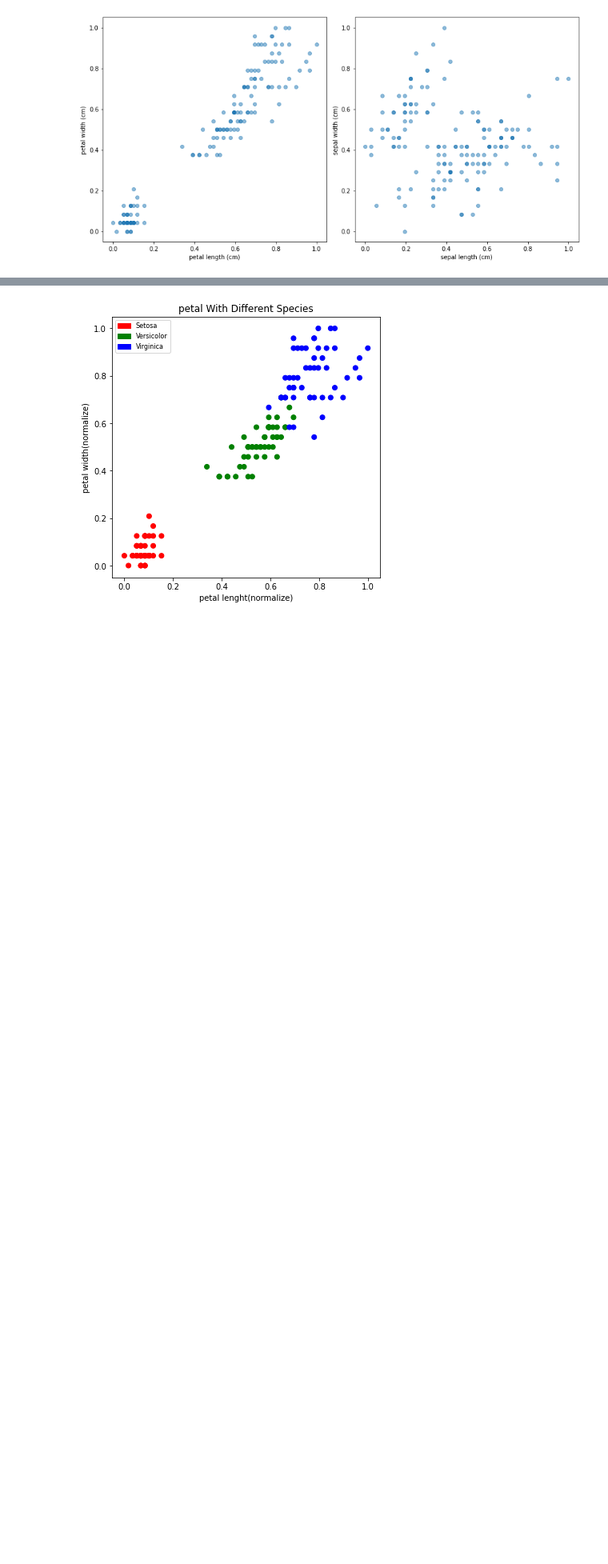
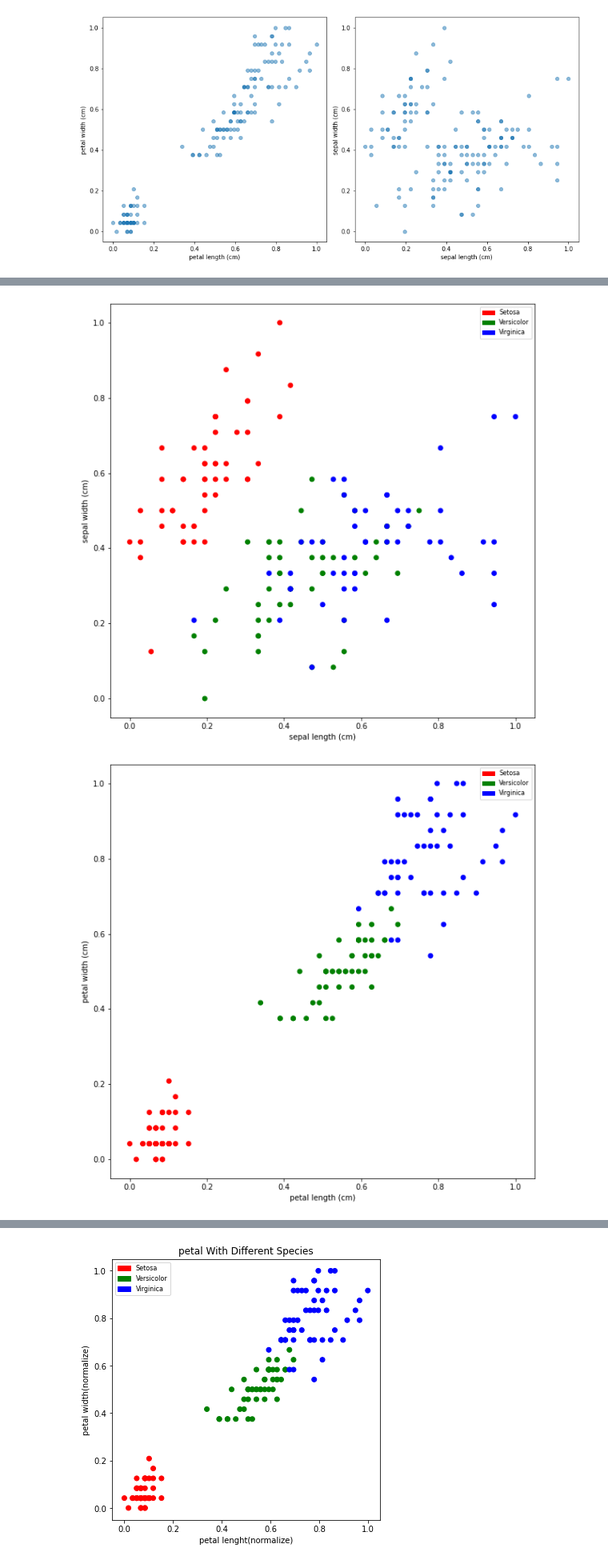
Before and after one commit to Chen-Han-Yu/Python, a Jupyter notebook: Tech/Iris/EDA_exercise.ipynb, the cells around one changed output, grey strips where cells are left out. Shown at 80% size. Cells and saved outputs as stored; diff of their text form; code cells hidden in the pictures; blank space fills up the shorter version.

```diff
--- a/Tech/Iris/EDA_exercise.ipynb
+++ b/Tech/Iris/EDA_exercise.ipynb
@@ -200,0 +213,34 @@ plt.show()
+# %%
+# Scatter Plot
+def plotScatter(dataframe,x_string,y_string,colors):
+    plt.figure(figsize=(10,10))
+    plt.scatter(dataframe[x_string],dataframe[y_string],c=dataframe["species"].map(colors))
+    plt.xlabel(x_string)
+    plt.ylabel(y_string)
+    # colr mpatches list append
+    patchlist = []
+    for key in colors:
+        data_key = mpatches.Patch(color=colors[key],label=key)
+        patchlist.append(data_key)
+        plt.legend(handles=patchlist,fontsize=8)
+    plt.show()
+
+# customed by different dataframe
+data_label = iris_df["species"]
+iris_df_nor["species"] = data_label
+# plot (x_string,y_string)
+x_string=["sepal length (cm)","petal length (cm)","sepal length (cm)",
+          "sepal width (cm)"]
+y_string=["sepal width (cm)","petal width (cm)","petal length (cm)",
+          "petal width (cm)"]
+x_label=["sepal length(normalize)","petal length(normalize)",
+         "sepal length(normalize)","sepal width(normalize)"]
+y_label=["sepal width(normalize)","petal width(normalize)",
+         "petal length(normalize)","petal width(normalize)"]
+colors = {"Setosa":"red","Versicolor":"green","Virginica":"blue"}
+
+for i in range(len(x_string)):
+    plotScatter(iris_df_nor,x_string[i],y_string[i],colors)
+# %% [output]
+[figure, added]
+[figure, added]
```
Also changed, not shown: parts of 5 cells of this notebook, 4 other files.
